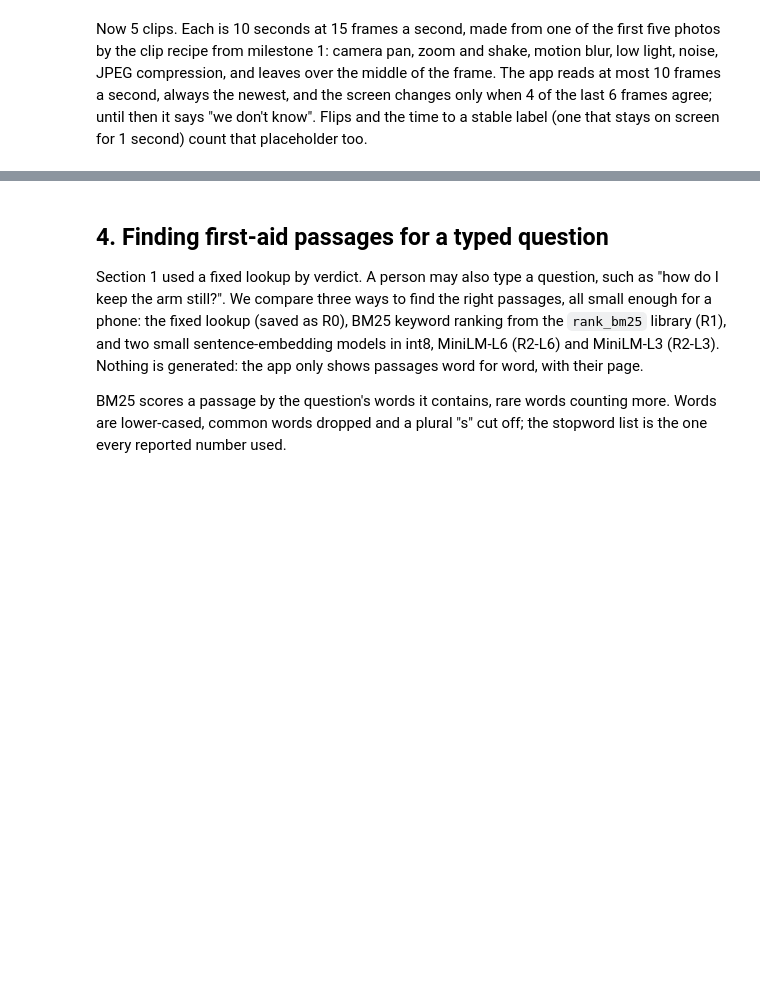
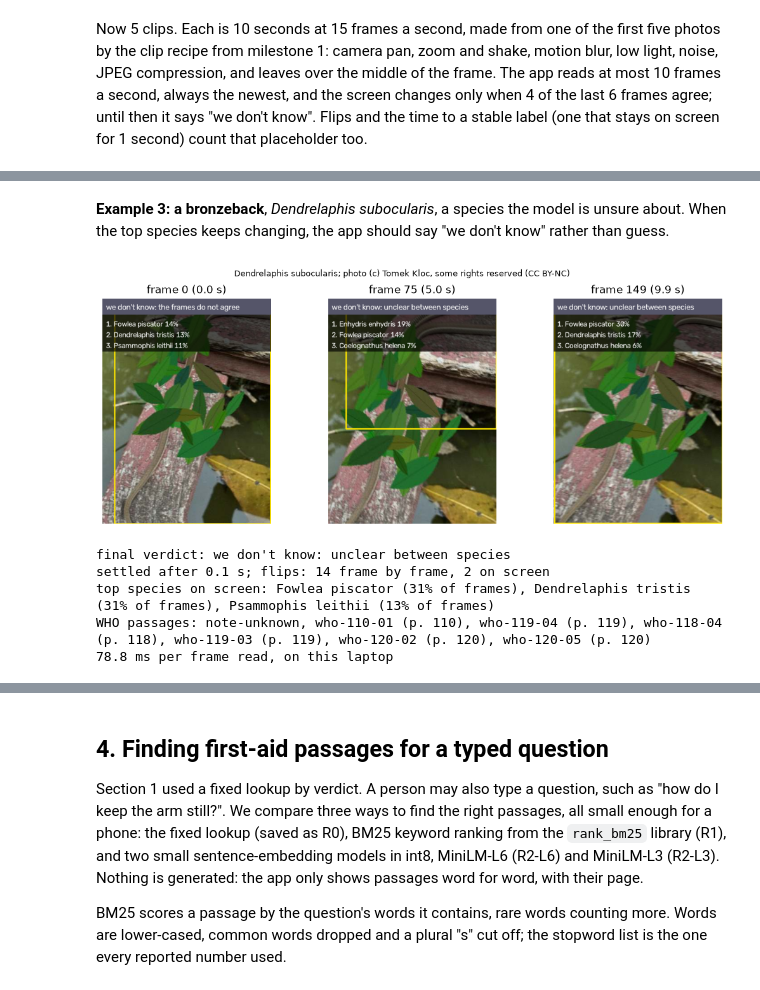
Before and after one commit to Puneet-Bajaj-IITM/Group-5-DS-and-AI-Lab-Project, a Jupyter notebook: notebooks/16_app.ipynb, the cells around one changed output, grey strips where cells are left out. Cells and saved outputs as stored; diff of their text form; code cells hidden in the pictures; blank space fills up the shorter version.

```diff
--- a/notebooks/16_app.ipynb
+++ b/notebooks/16_app.ipynb
@@ -524,0 +551,12 @@ passages: ['who-110-01', 'who-119-04', 'who-118-04', 'who-119-03', 'who-120-02',
+# %% [markdown]
+**Example 3: a bronzeback**, *Dendrelaphis subocularis*, a species the model is unsure about.
+When the top species keeps changing, the app should say "we don't know" rather than guess.
+# %%
+examples.append(run_demo("val/dendrelaphis_subocularis/inaturalist_480976720.jpg", seed=43))
+# %% [output]
+[figure, added]
+final verdict: we don't know: unclear between species
+settled after 0.1 s; flips: 14 frame by frame, 2 on screen
+top species on screen: Fowlea piscator (31% of frames), Dendrelaphis tristis (31% of frames), Psammophis leithii (13% of frames)
+WHO passages: note-unknown, who-110-01 (p. 110), who-119-04 (p. 119), who-118-04 (p. 118), who-119-03 (p. 119), who-120-02 (p. 120), who-120-05 (p. 120)
+78.8 ms per frame read, on this laptop
```
Also changed, not shown: parts of 21 cells of this notebook, 5 other files.
